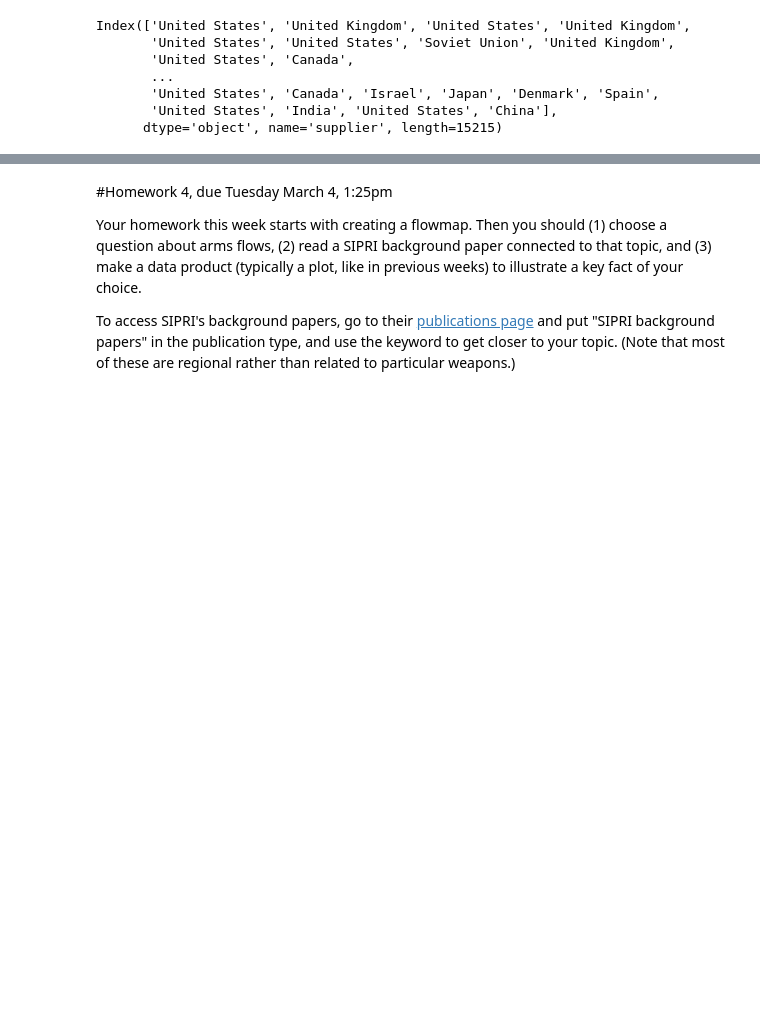
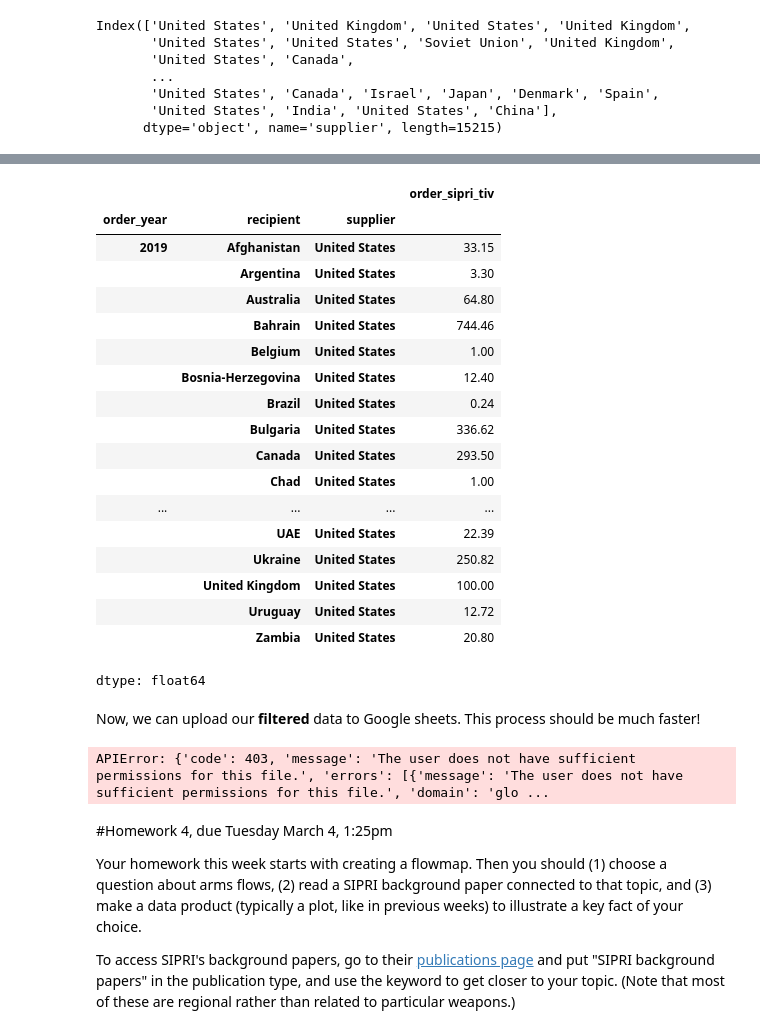
Before and after one commit to PUBPOL-2130/notebooks, a Jupyter notebook: helper-notebooks/Week5-supplemental.ipynb, the cells around one changed output, grey strips where cells are left out. Cells and saved outputs as stored; diff of their text form; code cells hidden in the pictures; blank space fills up the shorter version.

```diff
--- a/helper-notebooks/Week5-supplemental.ipynb
+++ b/helper-notebooks/Week5-supplemental.ipynb
@@ -322,4 +425,30 @@ Index(['United States', 'United Kingdom', 'United States', 'United Kingdom',
+# %%
+orders_by_year_df_filtered = orders_by_year_df.loc[range(2019,2024),:,['United States']]
+orders_by_year_df_filtered
+# %% [output]
+|  |  |  | order_sipri_tiv |
+| order_year | recipient | supplier |  |
+| 2019 | Afghanistan | United States | 33.15 |
+|  | Argentina | United States | 3.30 |
+|  | Australia | United States | 64.80 |
+|  | Bahrain | United States | 744.46 |
+|  | Belgium | United States | 1.00 |
+|  | Bosnia-Herzegovina | United States | 12.40 |
+|  | Brazil | United States | 0.24 |
+|  | Bulgaria | United States | 336.62 |
+|  | Canada | United States | 293.50 |
+|  | Chad | United States | 1.00 |
+| ... | ... | ... | ... |
+|  | UAE | United States | 22.39 |
+|  | Ukraine | United States | 250.82 |
+|  | United Kingdom | United States | 100.00 |
+|  | Uruguay | United States | 12.72 |
+|  | Zambia | United States | 20.80 |
+dtype: float64
+# %% [markdown]
+Now, we can upload our **filtered** data to Google sheets. This process should be much faster!
 # %%
+# upload our filtered data to Google sheets
 flow_sheet = generate_flow_sheet(
     sheet_creds=sheet_creds,
     locations_df=flowmap_locations_df,
@@ -339,9 +468,12 @@ flow_sheet = generate_flow_sheet(
             "recipient": "dest",
             "order_sipri_tiv": "count",
         })
-        for year, year_df in orders_by_year_df.groupby(level=0)
+        # note that we replaced the dataframe here
+        for year, year_df in orders_by_year_df_filtered.groupby(level=0)
     }
 )
+# %% [output]
+APIError: {'code': 403, 'message': 'The user does not have sufficient permissions for this file.', 'errors': [{'message': 'The user does not have sufficient permissions for this file.', 'domain': 'glo ...
 # %%
 print(flow_sheet.url)
 # %%
```
Also changed, not shown: parts of 11 cells of this notebook.
